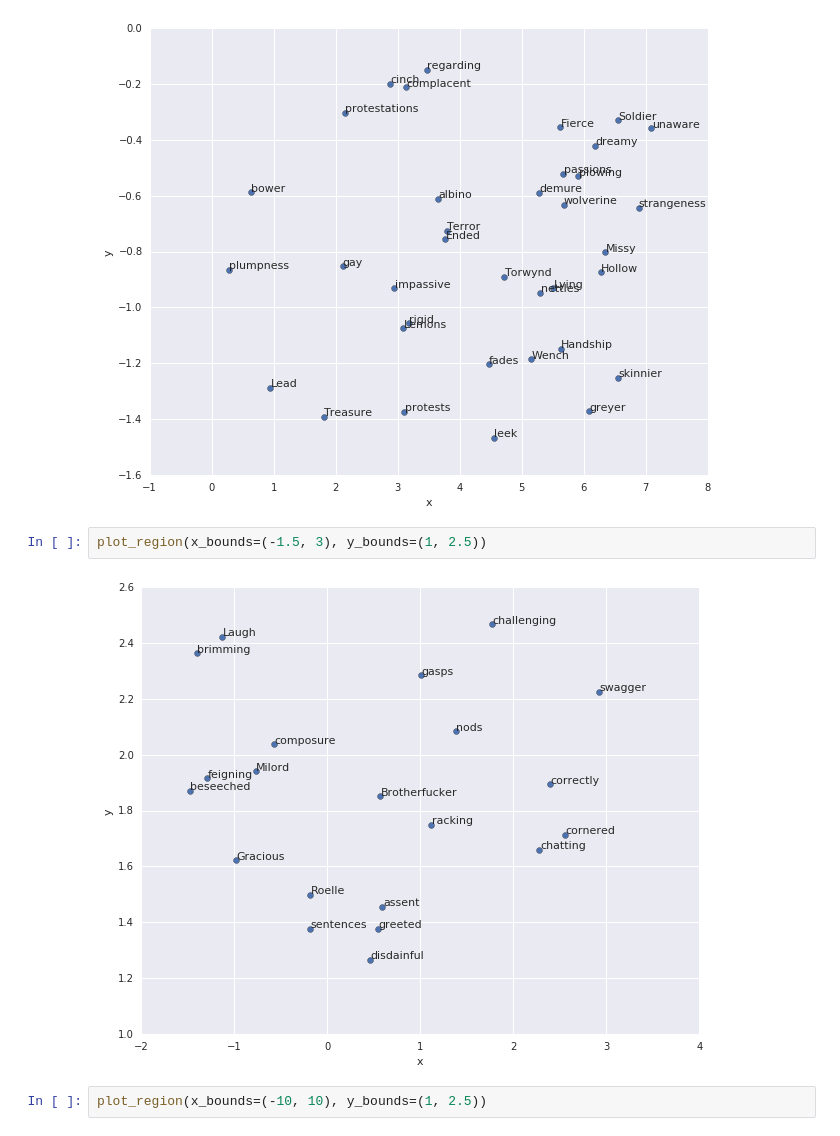
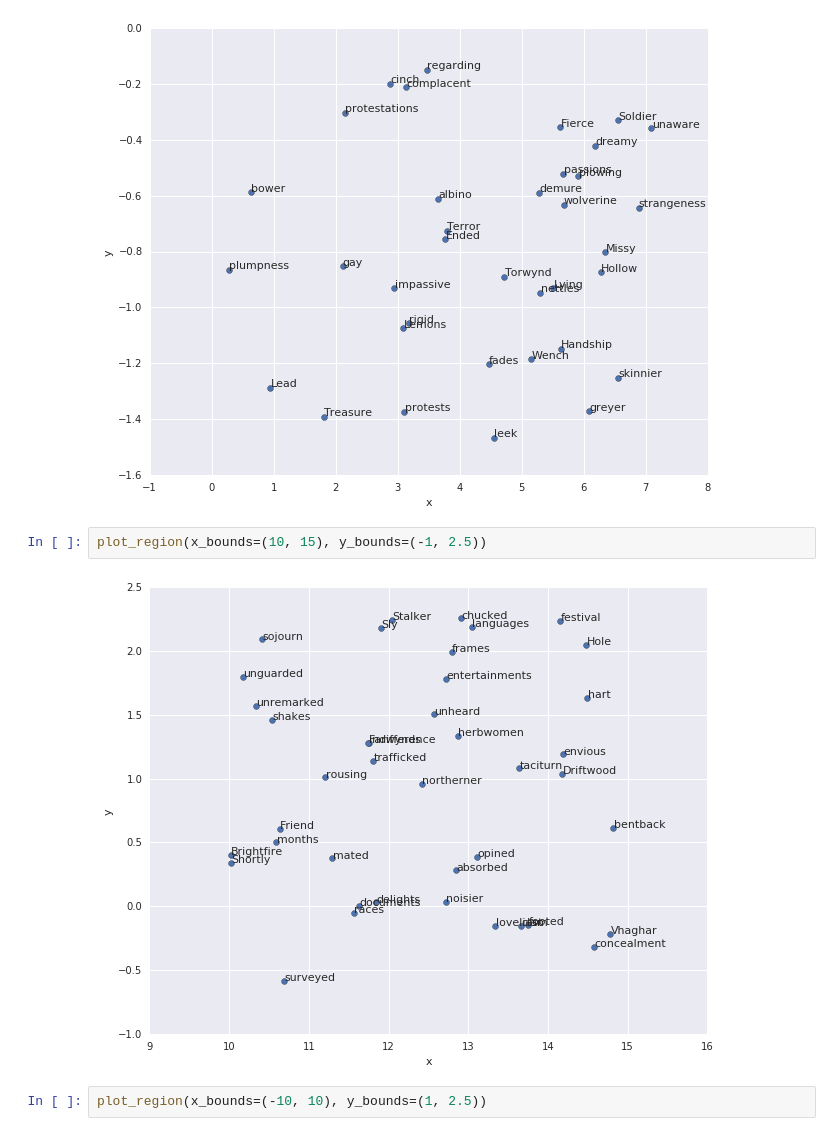
Before and after one commit to jalajthanaki/Pune_meetup, a Jupyter notebook: Day_3/Word2Vec/gameofthrones2vec/gameofthrones2vec.ipynb, the cells around one changed output. Cells and saved outputs as stored; diff of their text form.

```diff
--- a/Day_3/Word2Vec/gameofthrones2vec/gameofthrones2vec.ipynb
+++ b/Day_3/Word2Vec/gameofthrones2vec/gameofthrones2vec.ipynb
@@ -353,9 +353,9 @@ plot_region(x_bounds=(0.0, 7.5), y_bounds=(-1.5, -0.1))
 # %% [output]
 [figure]
 # %%
-plot_region(x_bounds=(-1.5, 3), y_bounds=(1, 2.5))
+plot_region(x_bounds=(10, 15), y_bounds=(-1, 2.5))
 # %% [output]
-[figure, old version]
+[figure, new version]
 # %%
 plot_region(x_bounds=(-10, 10), y_bounds=(1, 2.5))
 # %% [output]
```
Also changed, not shown: parts of 7 cells of this notebook, 5 other files.
